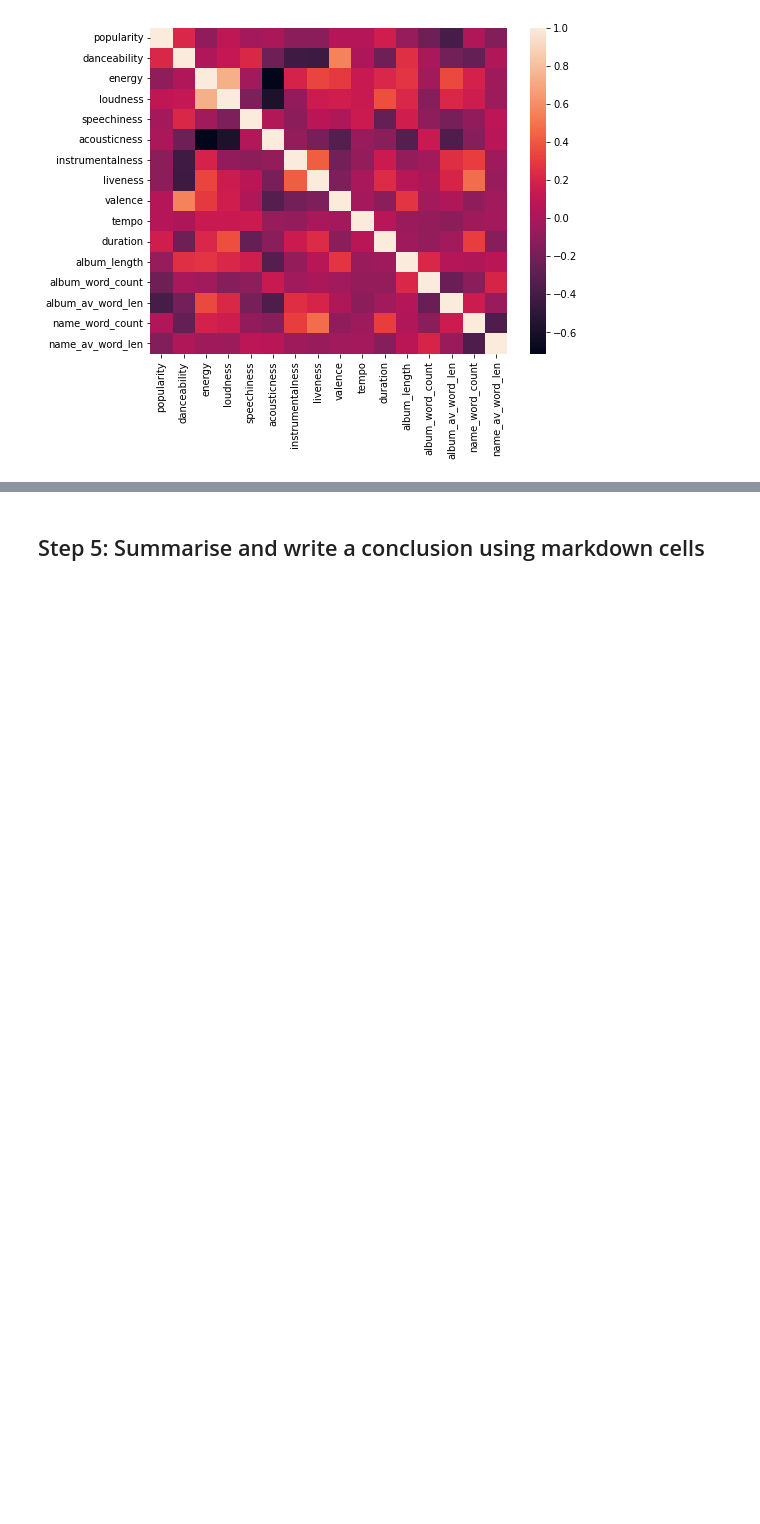
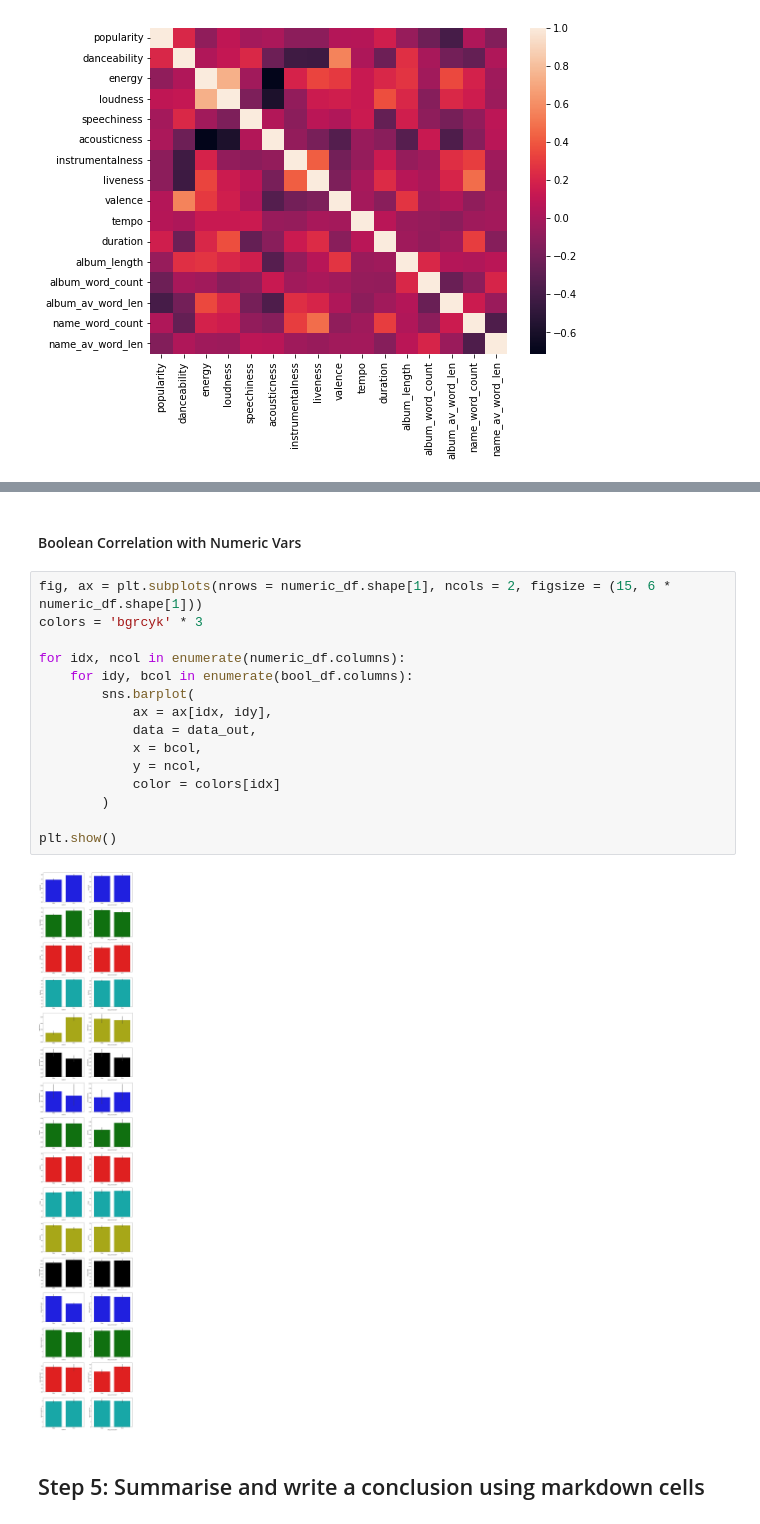
Before and after one commit to j4mes12/SDPA_Coursework, a Jupyter notebook: Part3/main.ipynb, the cells around one changed output, grey strips where cells are left out. Cells and saved outputs as stored; diff of their text form; blank space fills up the shorter version.

```diff
--- a/Part3/main.ipynb
+++ b/Part3/main.ipynb
@@ -355,2 +368,21 @@ IndexError: too many indices for array: array is 1-dimensional, but 2 were index
+# %% [markdown]
+#### Boolean Correlation with Numeric Vars
+# %%
+fig, ax = plt.subplots(nrows = numeric_df.shape[1], ncols = 2, figsize = (15, 6 * numeric_df.shape[1]))
+colors = 'bgrcyk' * 3
+
+for idx, ncol in enumerate(numeric_df.columns):
+    for idy, bcol in enumerate(bool_df.columns):
+        sns.barplot(
+            ax = ax[idx, idy],
+            data = data_out,
+            x = bcol,
+            y = ncol,
+            color = colors[idx]
+        )
+
+plt.show()
+# %% [output]
+[figure, added]
 # %% [markdown]
 ## Step 5: Summarise and write a conclusion using markdown cells
```
Also changed, not shown: parts of 9 cells of this notebook, 2 other files.
